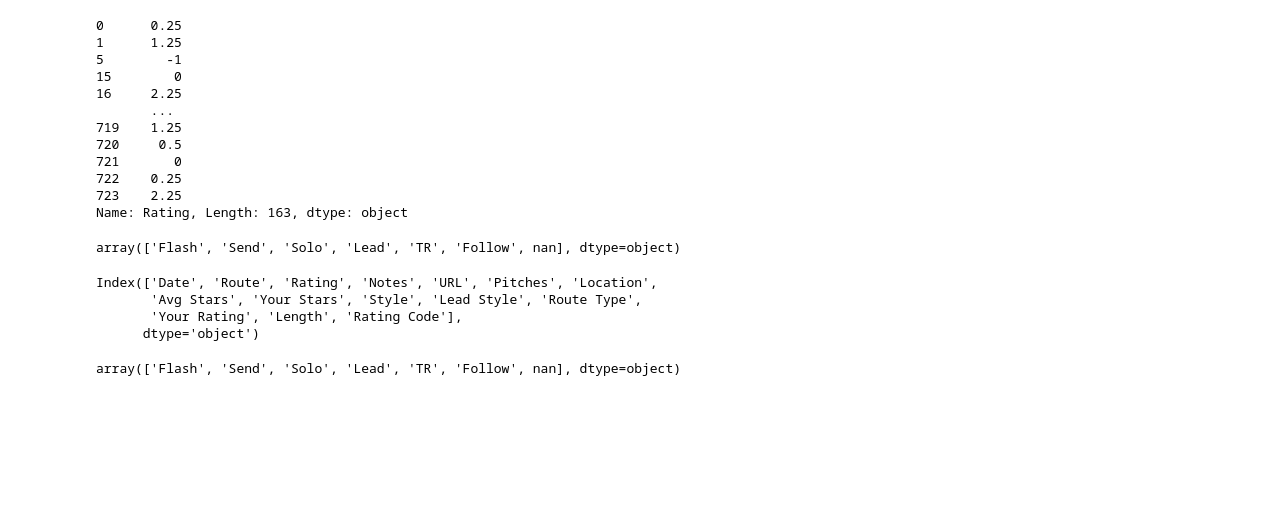
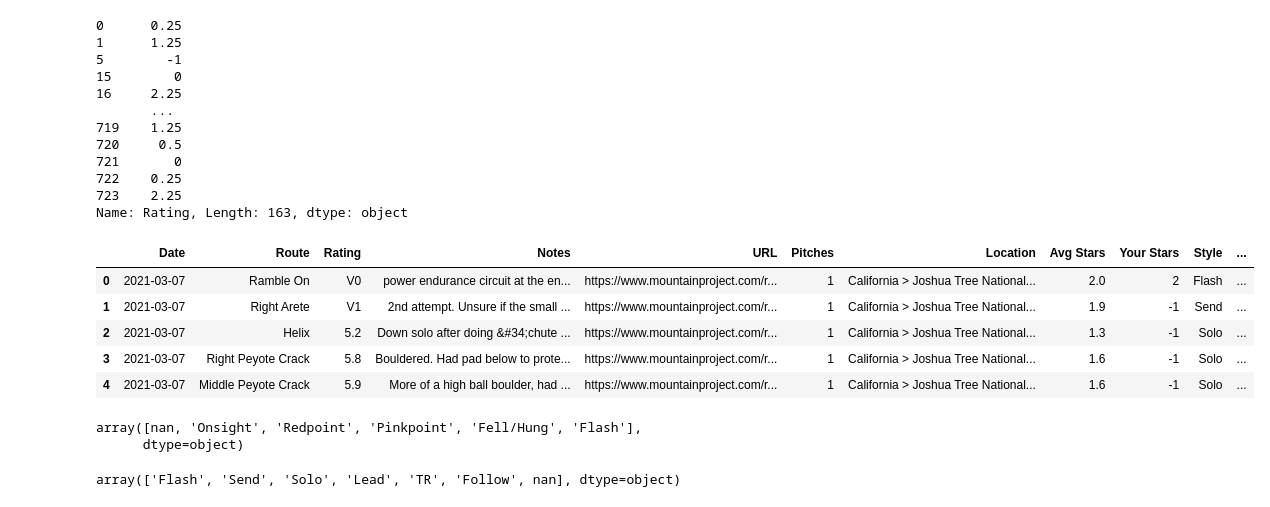
Before and after one commit to Tclack88/MountainProject, a Jupyter notebook: rp_os_pyramids.ipynb, the cells around one changed output. Saved outputs shown, nothing was run; the diff lists cells and outputs as text; code cells hidden in the pictures; blank space fills up the shorter version.

Commit message:
infrastructure edits  have been made to incorporate bouldering

```diff
--- a/rp_os_pyramids.ipynb
+++ b/rp_os_pyramids.ipynb
@@ -38,14 +38,17 @@ boulder_climbs['Rating'].apply(clean_grade)
 722    0.25
 723    2.25
 Name: Rating, Length: 163, dtype: object
+# %%
+df.head()
+# %% [output]
+|  | Date | Route | Rating | Notes | URL | Pitches | Location | Avg Stars | Your Stars | Style | ... |
+| 0 | 2021-03-07 | Ramble On | V0 | power endurance circuit at the en... | https://www.mountainproject.com/r... | 1 | California > Joshua Tree National... | 2.0 | 2 | Flash | ... |
+| 1 | 2021-03-07 | Right Arete | V1 | 2nd attempt. Unsure if the small ... | https://www.mountainproject.com/r... | 1 | California > Joshua Tree National... | 1.9 | -1 | Send | ... |
+| 2 | 2021-03-07 | Helix | 5.2 | Down solo after doing &#34;chute ... | https://www.mountainproject.com/r... | 1 | California > Joshua Tree National... | 1.3 | -1 | Solo | ... |
+| 3 | 2021-03-07 | Right Peyote Crack | 5.8 | Bouldered. Had pad below to prote... | https://www.mountainproject.com/r... | 1 | California > Joshua Tree National... | 1.6 | -1 | Solo | ... |
+| 4 | 2021-03-07 | Middle Peyote Crack | 5.9 | More of a high ball boulder, had ... | https://www.mountainproject.com/r... | 1 | California > Joshua Tree National... | 1.6 | -1 | Solo | ... |
 # %%
-df.Style.unique()
+df['Lead Style'].unique()#['Route Type'].unique()
 # %% [output]
-array(['Flash', 'Send', 'Solo', 'Lead', 'TR', 'Follow', nan], dtype=object)
+array([nan, 'Onsight', 'Redpoint', 'Pinkpoint', 'Fell/Hung', 'Flash'],
+      dtype=object)
-# %%
-df.columns
-# %% [output]
-Index(['Date', 'Route', 'Rating', 'Notes', 'URL', 'Pitches', 'Location',
-       'Avg Stars', 'Your Stars', 'Style', 'Lead Style', 'Route Type',
-       'Your Rating', 'Length', 'Rating Code'],
-      dtype='object')
```
Also changed, not shown: parts of 3 cells of this notebook.
